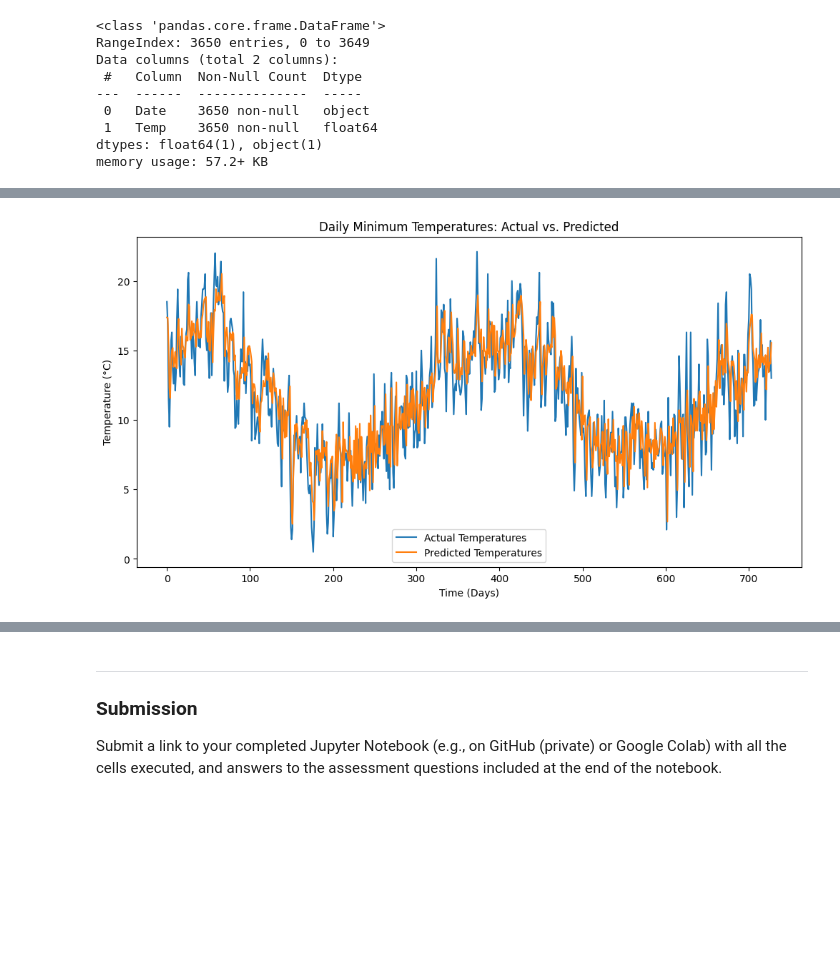
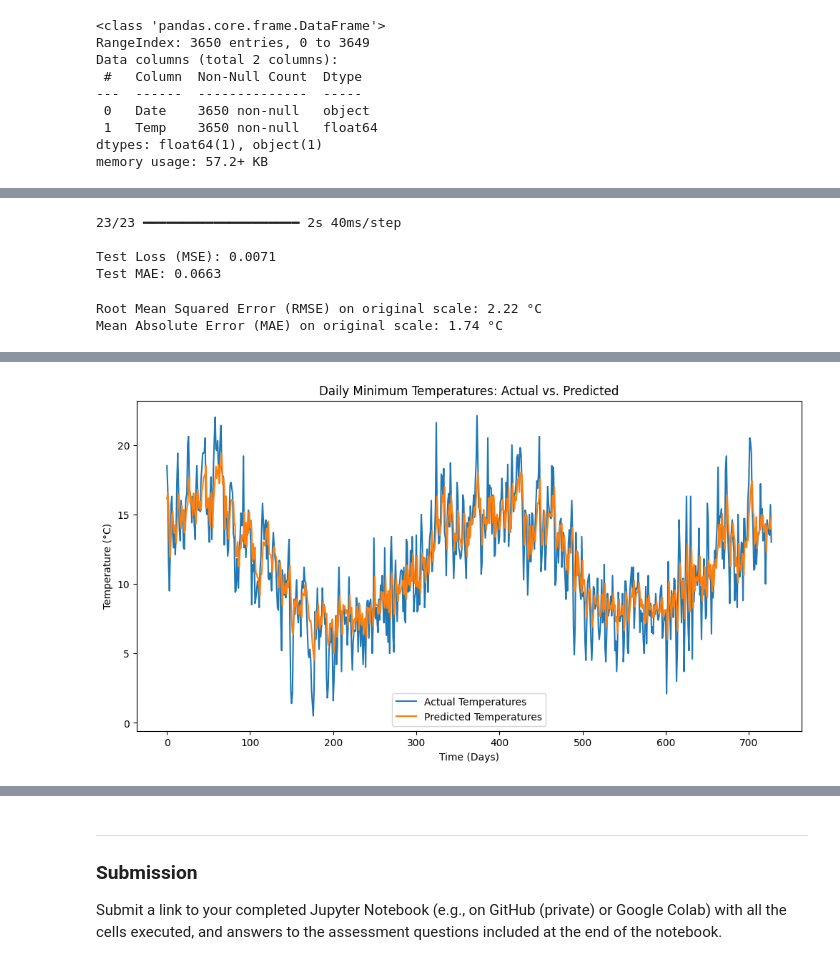
Before and after one commit to jcp-tech/Seneca_Class_Notes, a Jupyter notebook: Semester 2/AIG220 - Deep Learning/Projects/Project 3/Project_3.ipynb, the cells around one changed output, grey strips where cells are left out. Drawn from its saved outputs; the diff is of its cells as text; code cells hidden in the pictures; blank space fills up the shorter version.

```diff
--- a/Semester 2/AIG220 - Deep Learning/Projects/Project 3/Project_3.ipynb
+++ b/Semester 2/AIG220 - Deep Learning/Projects/Project 3/Project_3.ipynb
@@ -56,11 +56,11 @@ print("Path to dataset files:", path)
 # %% [output]
 Path to dataset files: /kaggle/input/daily-minimum-temperature-in-melbourne
 # %%
-csv_file_path = os.path.join(path, 'daily-min-temperatures.csv')
+csv_file = os.path.join(path, 'daily-min-temperatures.csv')
 try:
-    df = pd.read_csv(csv_file_path)
+    df = pd.read_csv(csv_file)
 except FileNotFoundError:
-    sys.exit(f"Error: The file {csv_file_path} was not found. Please check the file name and path.")
+    sys.exit(f"Error: The file {csv_file} was not found. Please check the file name and path.")
 except Exception as e:
     sys.exit(f"An error occurred while loading the dataset: {e}")
 df
@@ -175,11 +168,11 @@ Model: "sequential_1"
 # %%
-# Split data into training and testing sets
-train_size = int(len(X) * 0.8) # 80% for training
-test_size = len(X) - train_size
-X_train, X_test = X[0:train_size,:], X[train_size:len(X),:]
-y_train, y_test = y[0:train_size], y[train_size:len(y)]
+# Train-test split (time series: NO shuffle)
+X_train, X_test, y_train, y_test = train_test_split(
+    X, y, test_size=0.2, shuffle=False
+)
 
-print(f"Training data shape (X_train): {X_train.shape}")
+# Output final shapes
+print(f"\nTraining data shape (X_train): {X_train.shape}")
 print(f"Training data shape (y_train): {y_train.shape}")
 print(f"Testing data shape (X_test): {X_test.shape}")
 print(f"Testing data shape (y_test): {y_test.shape}")
@@ -190,0 +184,16 @@ Testing data shape (y_test): (728,)
+# %%
+# Define the RNN model
+model = Sequential()
+model.add(LSTM(units=100, activation='relu', return_sequences=True, input_shape=(sequence_length, 1)))
+# model.add(GRU(units=100, activation='relu', input_shape=(sequence_length, 1))) # Alternative
+# model.add(SimpleRNN(units=100, activation='relu', input_shape=(sequence_length, 1))) # Alternative
+model.add(Dropout(0.2))
+model.add(LSTM(units=50, activation='relu')) # Additional Layer
+model.add(Dropout(0.2)) # Additional Layer
+model.add(Dense(units=1))
+model.compile(
+    optimizer='adam',
+    loss='mean_squared_error',
+    metrics=['mean_absolute_error']
+) # Compile the model
+model.summary() # Display the model summary
@@ -218,15 +239,27 @@ Epoch 19/100
+# %%
+test_loss, test_mae = model.evaluate(X_test, y_test, verbose=0) # Evaluate the model on the test set
+predicted_scaled_temperatures = model.predict(X_test) # Make predictions on the test set
+print(f"\nTest Loss (MSE): {test_loss:.4f}")
+print(f"Test MAE: {test_mae:.4f}")
+# %% [output]
+23/23 ━━━━━━━━━━━━━━━━━━━━ 2s 40ms/step
+
+Test Loss (MSE): 0.0071
+Test MAE: 0.0663
+# %%
+# Inverse transform the scaled predictions and actual values to the original scale
+predicted_temperatures = scaler.inverse_transform(predicted_scaled_temperatures)
+actual_temperatures = scaler.inverse_transform(y_test.reshape(-1, 1))
+
+rmse = np.sqrt(mean_squared_error(actual_temperatures, predicted_temperatures))
+print(f"Root Mean Squared Error (RMSE) on original scale: {rmse:.2f} °C")
+
+mae = mean_absolute_error(actual_temperatures, predicted_temperatures)
+print(f"Mean Absolute Error (MAE) on original scale: {mae:.2f} °C")
+# %% [output]
+Root Mean Squared Error (RMSE) on original scale: 2.22 °C
+Mean Absolute Error (MAE) on original scale: 1.74 °C
 # %%
-# Evaluate the model on the test set
-test_loss = model.evaluate(X_test, y_test, verbose=0)
-print(f"\nTest Loss (Mean Squared Error): {test_loss}")
-
-# Make predictions on the test set
-predicted_scaled_temperatures = model.predict(X_test)
-
-# Inverse transform the scaled predictions and actual values to the original scale
-predicted_temperatures = scaler.inverse_transform(predicted_scaled_temperatures)
-actual_temperatures = scaler.inverse_transform(y_test.reshape(-1, 1))
-
 # Visualize the results
 plt.figure(figsize=(12, 6))
 plt.plot(actual_temperatures, label='Actual Temperatures')
@@ -242,4 +273,4 @@ Test Loss (Mean Squared Error): 0.007348638493567705
-[figure, old version]
+[figure, new version]
 # %%
 # Visualize the training history (loss)
 plt.figure(figsize=(12, 6))
```
Also changed, not shown: parts of 14 cells of this notebook.
